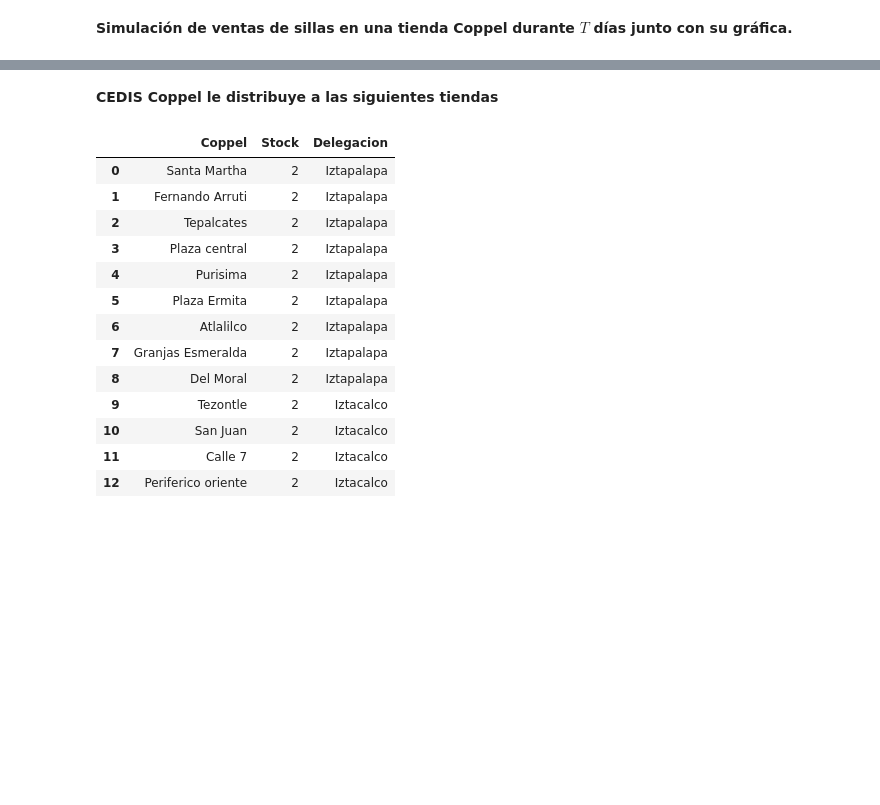
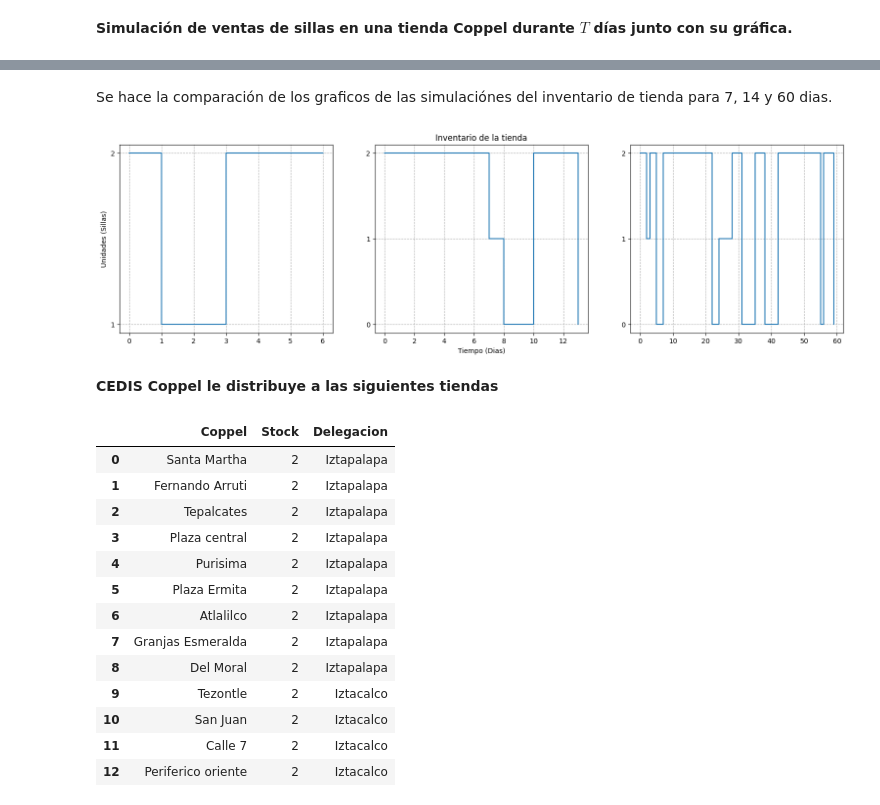
Before and after one commit to AyaxYordi/Simulacion-2---2024, a Jupyter notebook: Venta_de_sillas.ipynb, the cells around one changed output, grey strips where cells are left out. Drawn from its saved outputs; the diff is of its cells as text; code cells hidden in the pictures; blank space fills up the shorter version.

```diff
--- a/Venta_de_sillas.ipynb
+++ b/Venta_de_sillas.ipynb
@@ -201,3 +201,34 @@ Ventas       3   4   4   5   2
+# %% [markdown]
+Se hace la comparación de los graficos de las simulaciónes del inventario de tienda para 7, 14 y 60 dias.
+# %%
+fig = plt.figure(figsize=(19.1, 5.0))
+
+# 7 Dias
+plt.subplot(131)
+plt.ylabel("Unidades (Sillas)")
+ax = plt.subplot(131)
+ax.set_yticks([0,1,2])
+ax.grid(linestyle = 'dashed')
+plt.step( np.arange(0,7,1) , inventario(2,7)['Inventario'] , where='post')
+
+# 14 Dias
+plt.subplot(132)
+plt.title('Inventario de la tienda')
+plt.xlabel('Tiempo (Dias)')
+ax = plt.subplot(132)
+ax.set_yticks([0,1,2])
+ax.grid(linestyle = 'dashed')
+plt.step( np.arange(0,14,1) , inventario(2,14)['Inventario'] , where='post')
+
+# 60 Dias
+plt.subplot(133)
+ax = plt.subplot(133)
+ax.set_yticks([0,1,2])
+ax.grid(linestyle = 'dashed')
+plt.step( np.arange(0,60,1) , inventario(2,60)['Inventario'] , where='post')
+plt.show()
+# %% [output]
+[figure, added]
 # %% [markdown]
 **CEDIS Coppel le distribuye a las siguientes tiendas**
 # %%
```
Also changed, not shown: parts of 11 cells of this notebook.
